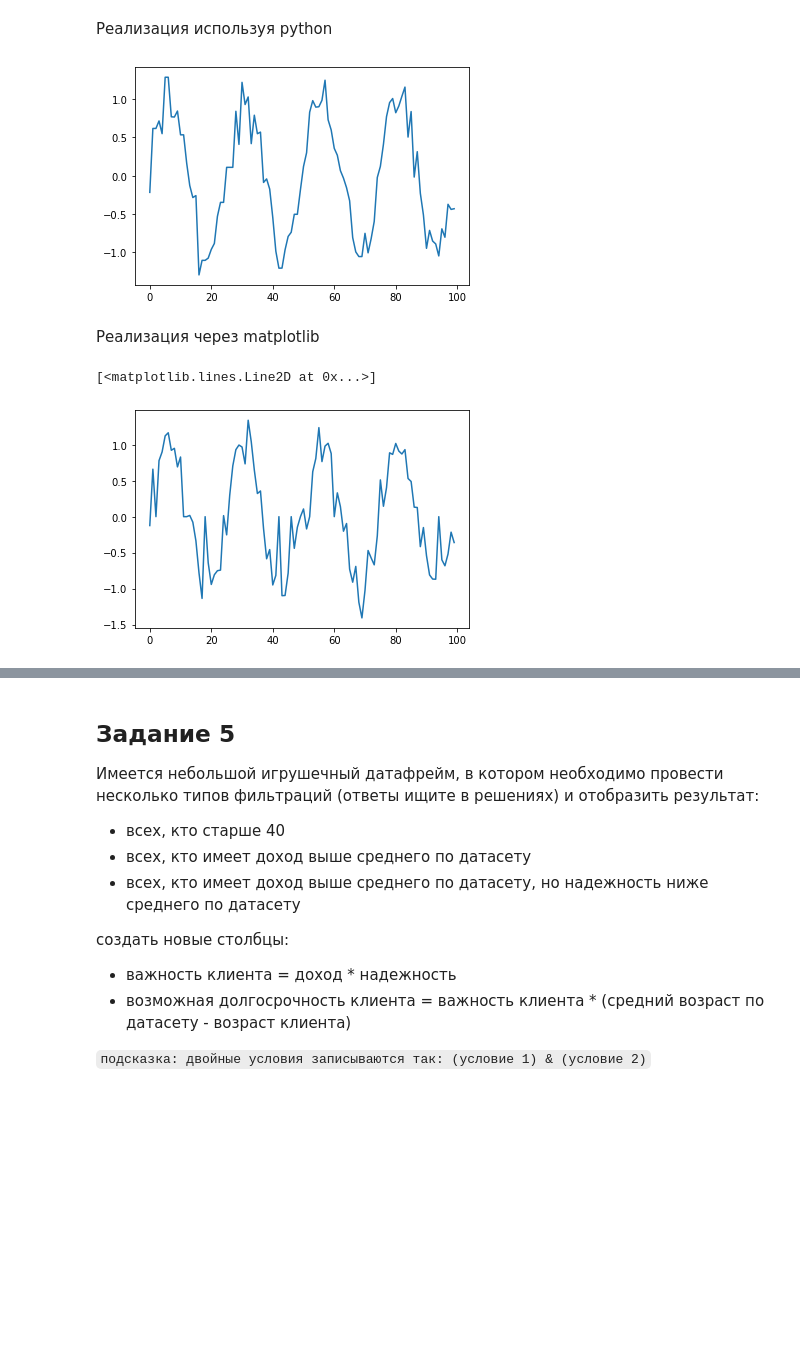
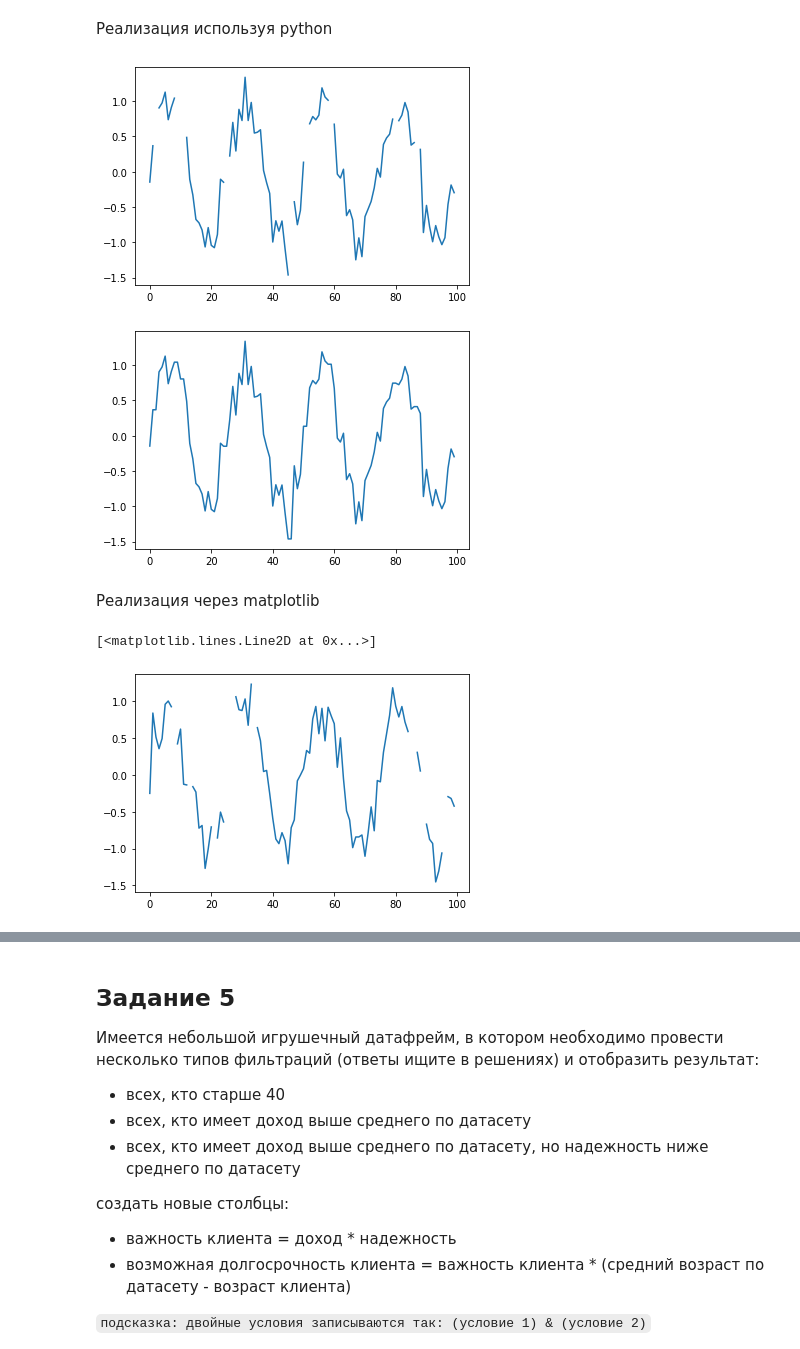
Before and after one commit to t0r1n88/stepic_prepod, a Jupyter notebook: Task 2.ipynb, the cells around one changed output, grey strips where cells are left out. Saved outputs shown, nothing was run; the diff lists cells and outputs as text; code cells hidden in the pictures; blank space fills up the shorter version.

```diff
--- a/Task 2.ipynb
+++ b/Task 2.ipynb
@@ -178,15 +179,21 @@ for i in range(10):
 # ваш код тут
 # список а содержит пропуски, его надо восстановить
 # Создаем цикл в котором перебираем значения
-for i in range(1,len(a)):
-    # Если значени Nan, то заменяем его на предыдущее значение в списке.Перебор начинается с элемента с индексом 1,
-    # чтобы избежать ошибки если Nan окажется на нулевом индексе.
-    if np.isnan(a[i]):
-        a[i] = a[i-1]
-# отобразим
+
+# отобразим график с пропусками
 plt.plot(a);
 # %% [output]
-[figure, old version]
+[figure, new version]
+# %%
+# А теперь используя python
+for i in range(1,len(a)):
+    # Если значени Nan, то заменяем его на предыдущее значение в списке.Перебор начинается с элемента с индексом 1,
+    # чтобы избежать ошибки если Nan окажется на нулевом индексе.
+    if np.isnan(a[i]):
+        a[i] = a[i-1]
+plt.plot(a);
+# %% [output]
+[figure, added]
 # %% [markdown]
 Реализация через matplotlib
 # %%
@@ -207,9 +214,9 @@ for i in range(10):
 df = pd.DataFrame({'target':a})
 
 # ВАШ КОД ТУТ
-df.fillna(0,inplace=True)
-# отобразим
+
+# отобразим c пропусками
 plt.plot(df.target.values)
 # %% [output]
 [<matplotlib.lines.Line2D at 0x...>]
-[figure, old version]
+[figure, new version]
```
Also changed, not shown: parts of 13 cells of this notebook.
